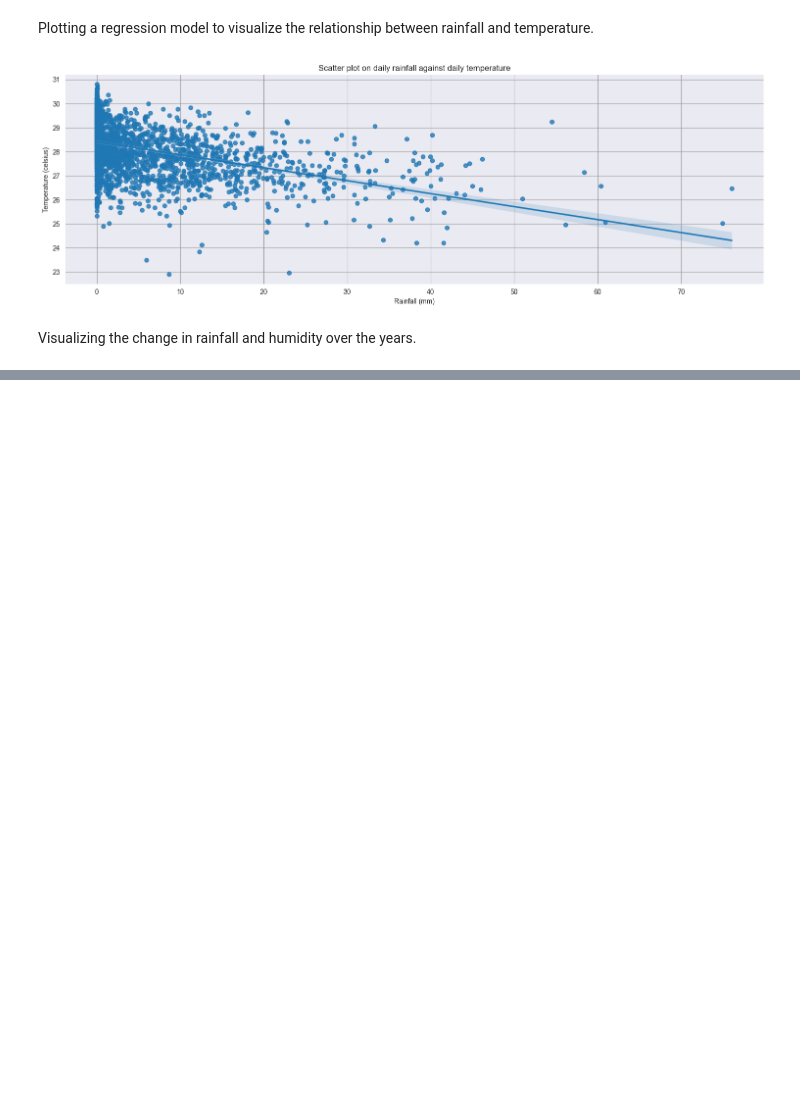
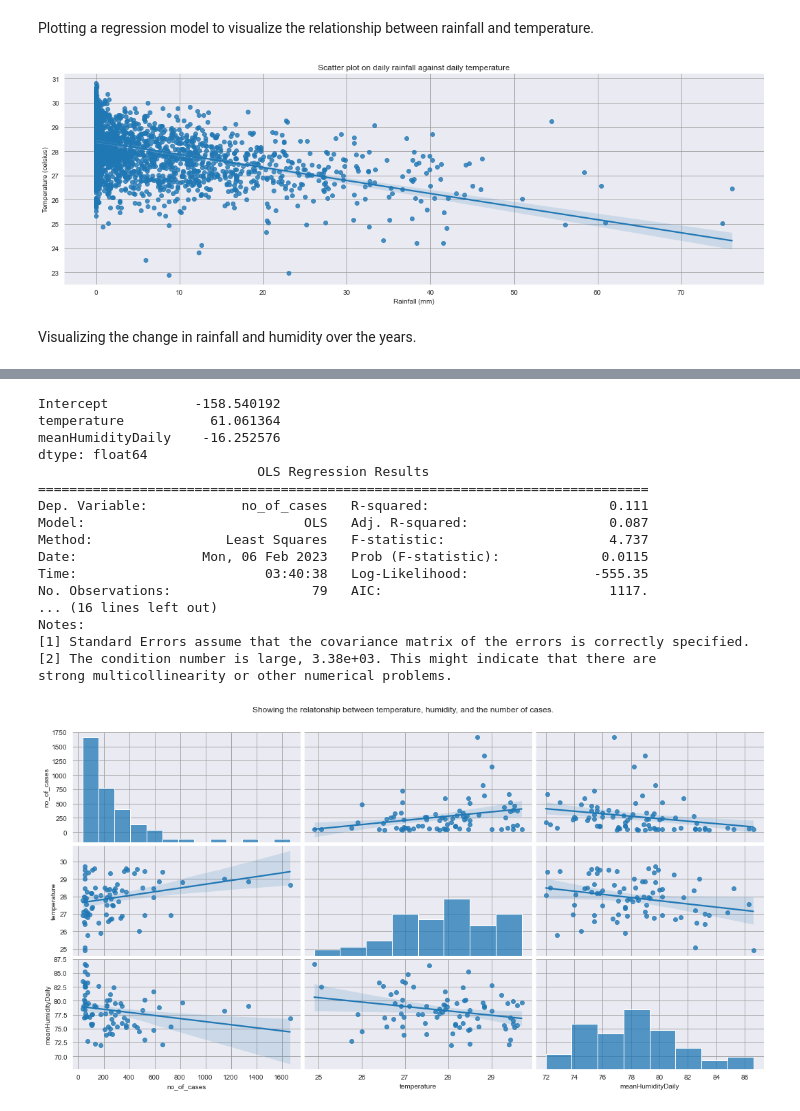
Before and after one commit to derpflections/PDAS_CA2, a Jupyter notebook: index.ipynb, the cells around one changed output, grey strips where cells are left out. Drawn from its saved outputs; the diff is of its cells as text; code cells hidden in the pictures; blank space fills up the shorter version.

```diff
--- a/index.ipynb
+++ b/index.ipynb
@@ -108,12 +108,21 @@ averageWeather["fixedDate"] = aggregratedTemperature["concatDate"]
 Cleaning the dengue dataset, especially regarding the date string provided, as well as seperating the desired data and placing it in it's own dataframe.
 >As the number of cases for Dengue Haemorrhagic Fever are extremely low, the numbers will not have a large impact on the analysis of data, hence can be ignored.
 # %%
-with pd.option_context('mode.chained_assignment', None):
-    caseCount["dateFixed"] = pd.to_datetime(caseCount["epi_week"] + "-0", format = '%G-W%V-%w')
-    dengueCount = caseCount[caseCount['disease'] == "Dengue Fever"]
-    dengueCount["delayedDate"] = dengueCount["dateFixed"] + pd.DateOffset(days = 14)
-    dengueCount = dengueCount.set_index("dateFixed")
-    dengueCount = dengueCount.rename(columns={"no._of_cases":"no_of_cases"})
+caseCount["dateFixed"] = pd.to_datetime(caseCount["epi_week"] + "-0", format = '%Y-W%U-%w')
+dengueCount = caseCount[caseCount['disease'] == "Dengue Fever"]
+
+passByDF = pd.DataFrame()
+for i in range (0, 7):
+    passByDF = pd.concat([passByDF, dengueCount["epi_week"] + f"-{i}"])
+passByDF["date"] = dengueCount["epi_week"]
+passByDF["dateFixed"] = pd.to_datetime(passByDF[0], format = "%Y-W%U-%w")
+
+dengueCount = dengueCount.merge(passByDF, left_on = "epi_week", right_on = "date")
+dengueCount["delayedDate"] = dengueCount["dateFixed_y"] + pd.DateOffset(days = 14)
+colOrder = ["dateFixed_y","epi_week", "no._of_cases", 0, "delayedDate"]
+dengueCount = dengueCount[colOrder]
+dengueCount = dengueCount.rename(columns={"no._of_cases":"no_of_cases", 0:"weekWithDay", "dateFixed_y":"dateFixed"})
+dengueCount = dengueCount.set_index("dateFixed")
 # %% [markdown]
 Checking if there any missing values in any of the datasets.
 # %%
@@ -229 +316,27 @@ Gradient of best-fit line: 0.025485070801155193
 [figure]
+# %%
+tempHumiCaseModel = sm.OLS.from_formula("no_of_cases ~ temperature + meanHumidityDaily", data = combinedAll).fit()
+print(tempHumiCaseModel.params)
+print(tempHumiCaseModel.summary())
+g = sns.pairplot(combinedAll, x_vars = ["no_of_cases","temperature", "meanHumidityDaily"], y_vars = ["no_of_cases","temperature", "meanHumidityDaily"], kind = "reg", aspect = 2)
+g.fig.suptitle("Showing the relatonship between temperature, humidity, and the number of cases.",  y = 1.05)
+plt.show()
+# %% [output]
+Intercept           -158.540192
+temperature           61.061364
+meanHumidityDaily    -16.252576
+dtype: float64
+                            OLS Regression Results
+==============================================================================
+Dep. Variable:            no_of_cases   R-squared:                       0.111
+Model:                            OLS   Adj. R-squared:                  0.087
+Method:                 Least Squares   F-statistic:                     4.737
+Date:                Mon, 06 Feb 2023   Prob (F-statistic):             0.0115
+Time:                        03:40:38   Log-Likelihood:                -555.35
+No. Observations:                  79   AIC:                             1117.
+... (16 lines left out)
+Notes:
+[1] Standard Errors assume that the covariance matrix of the errors is correctly specified.
+[2] The condition number is large, 3.38e+03. This might indicate that there are
+strong multicollinearity or other numerical problems.
+[figure, added]
```
Also changed, not shown: parts of 12 cells of this notebook, 10 other files.
